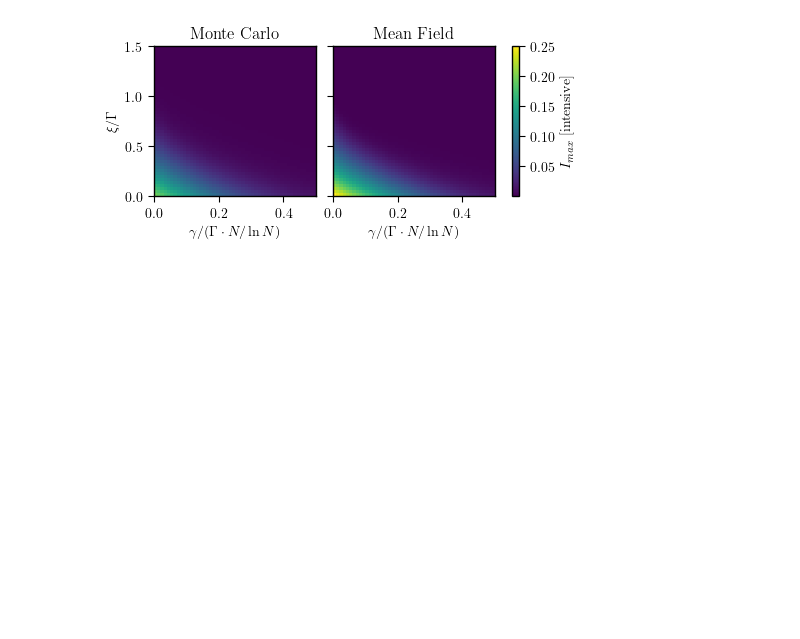
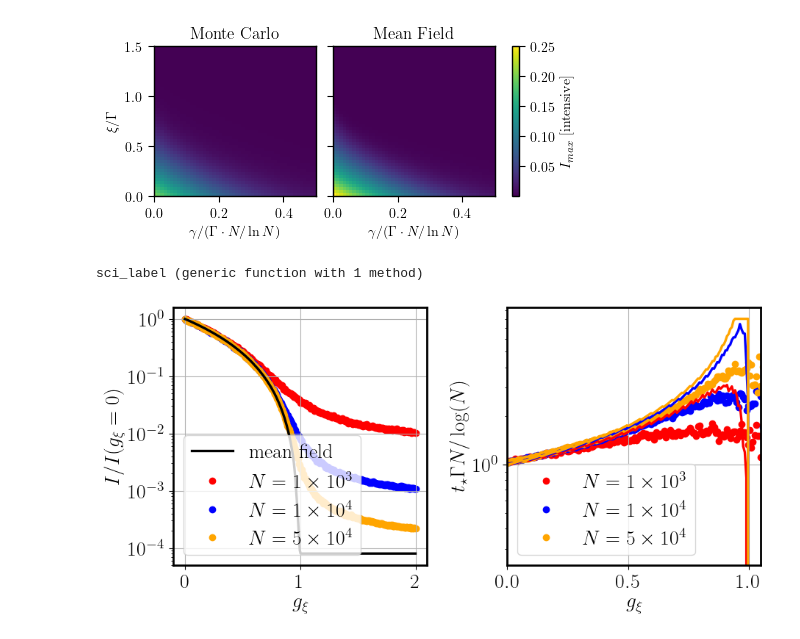
Before and after one commit to Nico0oblr/SuperradianceMolecules, a Jupyter notebook: code/DephasingEmissionRateEquations.ipynb, the cells around one changed output. Cells and saved outputs as stored; diff of their text form; code cells hidden in the pictures; blank space fills up the shorter version.

```diff
--- a/code/DephasingEmissionRateEquations.ipynb
+++ b/code/DephasingEmissionRateEquations.ipynb
@@ -333,0 +374,54 @@ display(gcf())
+# %%
+function sci_label(N)
+    exp = floor(Int, log10(N))
+    mant = N / 10.0^exp
+
+    # if mantissa is (numerically) an integer → print as Int
+    if isapprox(mant, round(mant); atol=1e-12)
+        mant_str = string(Int(round(mant)))
+    else
+        mant_str = string(mant)
+    end
+
+    return "\$N=$(mant_str)\\times 10^{$exp}\$"
+end
+# %% [output]
+sci_label (generic function with 1 method)
+# %%
+width, height = latex_plot_setup(scale = 2.0, ratio = 1)
+fig, axes = subplots(ncols = 2, figsize = (2 * width, height))
+
+sca(axes[1])
+plot(rs, (mf_itens[:,end]) * 4, color = "k", label = "mean field")
+#plot(rs, (1.0 .- rs) .^ 2, color = "k", label = "mean field")
+for j=1:length(Ns)
+    scatter(rs, (mc_intens[:,j]) / mc_intens[1,j], label = sci_label(Ns[j]),)
+end
+
+yscale("log")
+ylabel(L"I/I(g_\xi=0)")
+xlabel(L"g_\xi")
+grid()
+legend()
+
+cs = ["red", "blue", "orange"]
+
+sca(axes[2])
+for j=1:length(Ns)
+    plot(rs, mf_t[:,j] * Ns[j] / log(Ns[j]), color = cs[j], linestyle = "solid")
+    scatter(rs, mc_t[:,j] * Ns[j] / log(Ns[j]), label = sci_label(Ns[j]))
+end
+
+xlim(left = 0.0, right = 1.05)
+yscale("log")
+ylabel(L"t_\star \Gamma N/\log(N)")
+xlabel(L"g_\xi")
+grid()
+
+legend()
+
+tight_layout()
+display(gcf())
+close("all")
+# %% [output]
+[figure, added]
```
Also changed, not shown: parts of 7 cells of this notebook, 2 other files.
